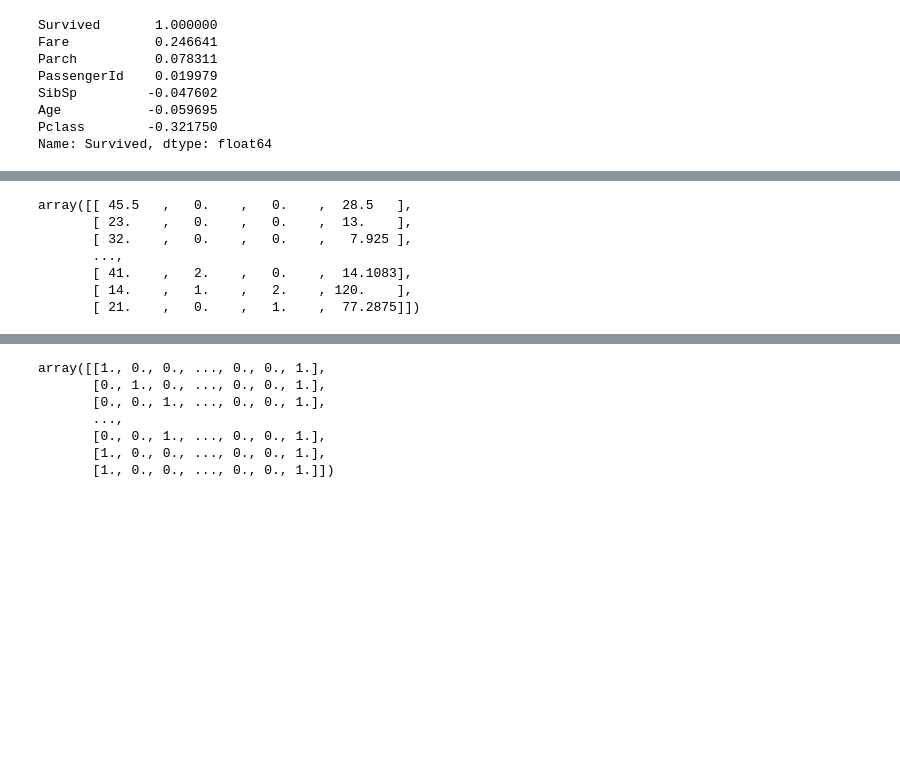
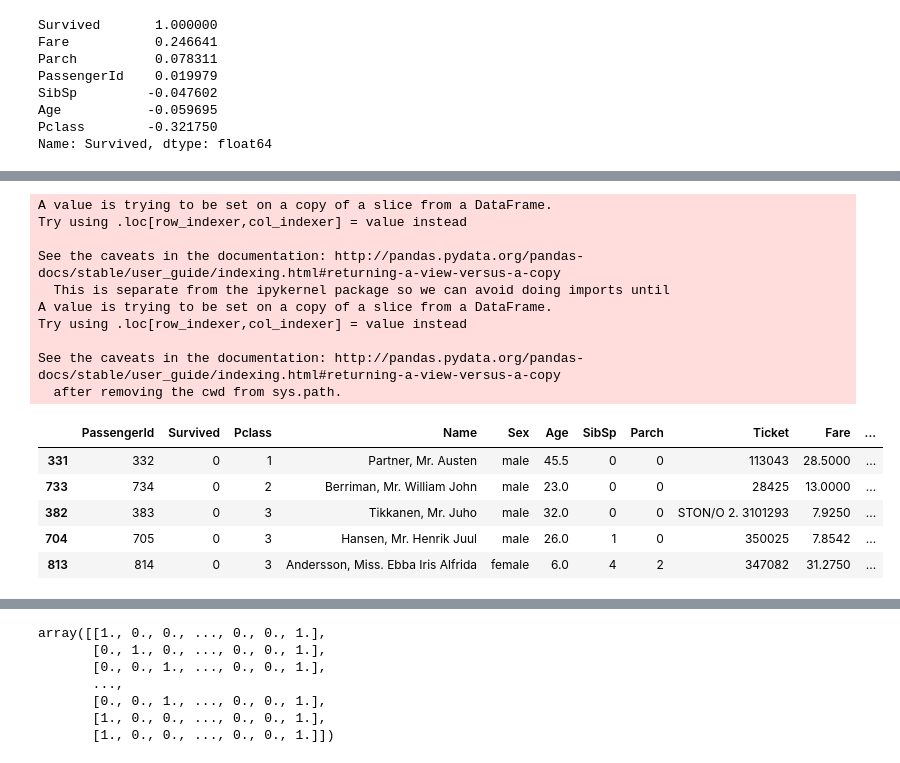
Before and after one commit to franpog859/titanic-competition, a Jupyter notebook: clean/process_data.ipynb, the cells around one changed output, grey strips where cells are left out. Saved outputs shown, nothing was run; the diff lists cells and outputs as text; code cells hidden in the pictures; blank space fills up the shorter version.

```diff
--- a/clean/process_data.ipynb
+++ b/clean/process_data.ipynb
@@ -139,0 +172,10 @@ Name: Survived, dtype: float64
+# %%
+for dataset in train_set:
+    dataset['Title'] = dataset['Title'].replace(['Lady', 'Countess','Capt', 'Col',\
+ 	'Don', 'Dr', 'Major', 'Rev', 'Sir', 'Jonkheer', 'Dona'], 'Rare')
+
+    dataset['Title'] = dataset['Title'].replace('Mlle', 'Miss')
+    dataset['Title'] = dataset['Title'].replace('Ms', 'Miss')
+    dataset['Title'] = dataset['Title'].replace('Mme', 'Mrs')
+
+train_data[['Title', 'Survived']].groupby(['Title'], as_index=False).mean()
@@ -139,0 +209,24 @@ Name: Survived, dtype: float64
+# %%
+title_mapping = {"Mr": 1, "Miss": 2, "Mrs": 3, "Master": 4, "Rare": 5}
+for dataset in train_set:
+    dataset['Title'] = dataset['Title'].map(title_mapping)
+    dataset['Title'] = dataset['Title'].fillna(0)
+
+train_data.head()
+# %% [output]
+A value is trying to be set on a copy of a slice from a DataFrame.
+Try using .loc[row_indexer,col_indexer] = value instead
+
+See the caveats in the documentation: http://pandas.pydata.org/pandas-docs/stable/user_guide/indexing.html#returning-a-view-versus-a-copy
+  This is separate from the ipykernel package so we can avoid doing imports until
+A value is trying to be set on a copy of a slice from a DataFrame.
+Try using .loc[row_indexer,col_indexer] = value instead
+
+See the caveats in the documentation: http://pandas.pydata.org/pandas-docs/stable/user_guide/indexing.html#returning-a-view-versus-a-copy
+  after removing the cwd from sys.path.
+|  | PassengerId | Survived | Pclass | Name | Sex | Age | SibSp | Parch | Ticket | Fare | ... |
+| 331 | 332 | 0 | 1 | Partner, Mr. Austen | male | 45.5 | 0 | 0 | 113043 | 28.5000 | ... |
+| 733 | 734 | 0 | 2 | Berriman, Mr. William John | male | 23.0 | 0 | 0 | 28425 | 13.0000 | ... |
+| 382 | 383 | 0 | 3 | Tikkanen, Mr. Juho | male | 32.0 | 0 | 0 | STON/O 2. 3101293 | 7.9250 | ... |
+| 704 | 705 | 0 | 3 | Hansen, Mr. Henrik Juul | male | 26.0 | 1 | 0 | 350025 | 7.8542 | ... |
+| 813 | 814 | 0 | 3 | Andersson, Miss. Ebba Iris Alfrida | female | 6.0 | 4 | 2 | 347082 | 31.2750 | ... |
@@ -156,12 +271,2 @@ numeric_pipeline = Pipeline([
         ("imputer", SimpleImputer(strategy="median")),
     ])
-# %%
-num_pipeline.fit_transform(data_tr)
-# %% [output]
-array([[ 45.5   ,   0.    ,   0.    ,  28.5   ],
-       [ 23.    ,   0.    ,   0.    ,  13.    ],
-       [ 32.    ,   0.    ,   0.    ,   7.925 ],
-       ...,
-       [ 41.    ,   2.    ,   0.    ,  14.1083],
-       [ 14.    ,   1.    ,   2.    , 120.    ],
-       [ 21.    ,   0.    ,   1.    ,  77.2875]])
```
Also changed, not shown: parts of 20 cells of this notebook, 6 other files.
